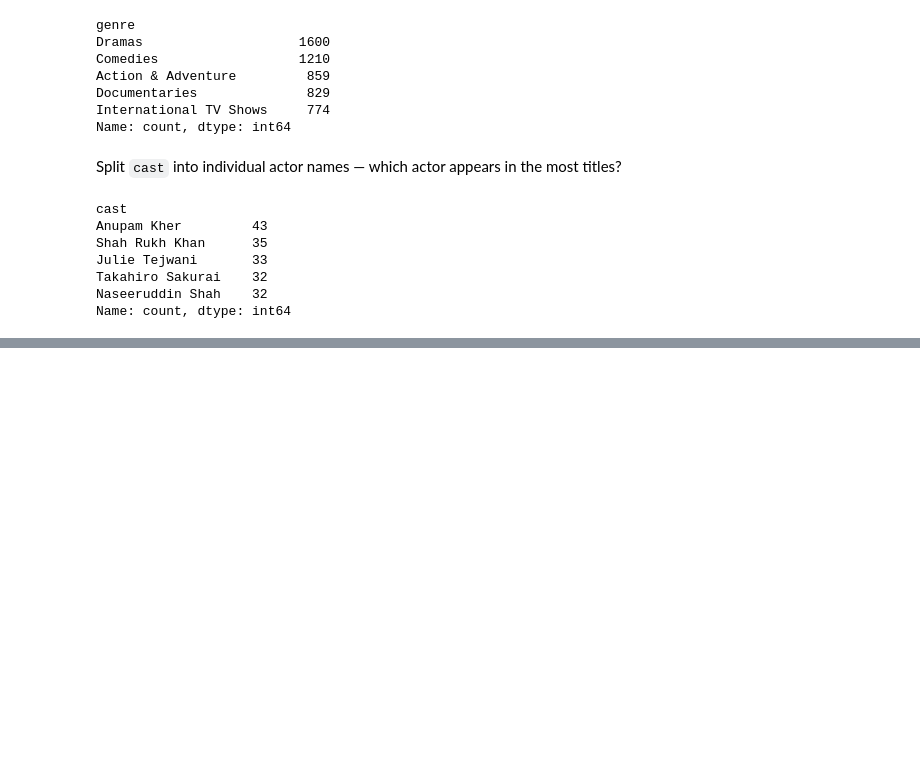
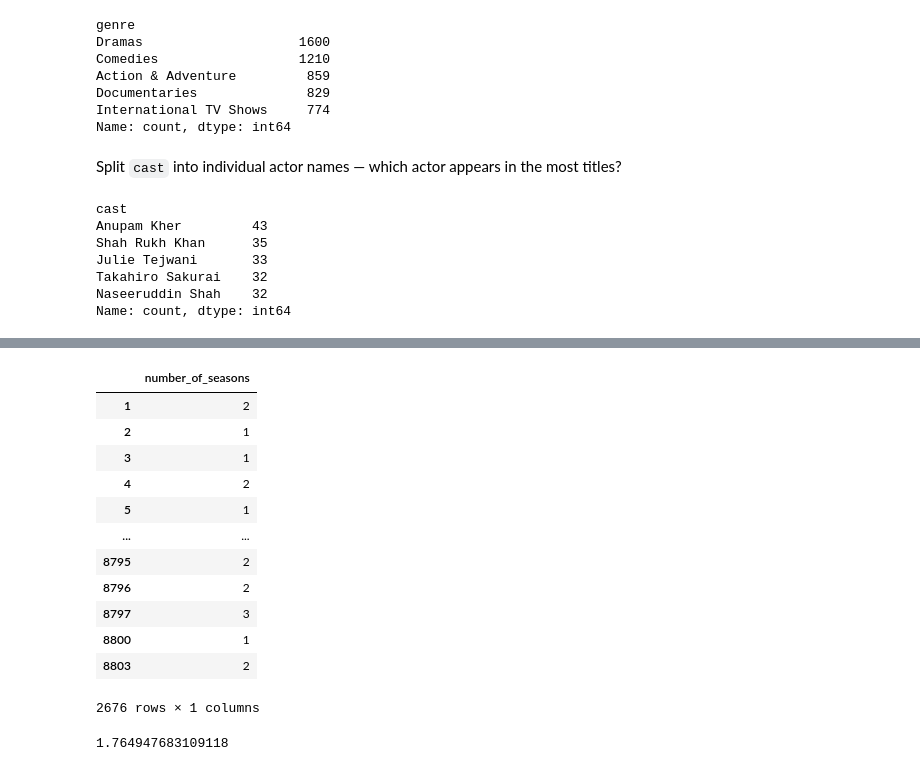
Before and after one commit to arnavvpareek/Netflix-EDA, a Jupyter notebook: notebooks/netflix_eda.ipynb, the cells around one changed output, grey strips where cells are left out. Saved outputs shown, nothing was run; the diff lists cells and outputs as text; code cells hidden in the pictures; blank space fills up the shorter version.

Commit message:
Average(Seasons) for TV Shows and (Minutes) for Movies

```diff
--- a/notebooks/netflix_eda.ipynb
+++ b/notebooks/netflix_eda.ipynb
@@ -412,0 +472,4 @@ Name: count, dtype: int64
+# %%
+tv_shows_only=netflix[netflix['type']=="TV Show"]
+# %%
+tv_shows_only['number_of_seasons']=tv_shows_only['duration'].str.replace(' Seasons?','',regex=True).astype(int)
@@ -412,0 +482,21 @@ Name: count, dtype: int64
+# %%
+tv_shows_only[['number_of_seasons']]
+# %% [output]
+|  | number_of_seasons |
+| 1 | 2 |
+| 2 | 1 |
+| 3 | 1 |
+| 4 | 2 |
+| 5 | 1 |
+| ... | ... |
+| 8795 | 2 |
+| 8796 | 2 |
+| 8797 | 3 |
+| 8800 | 1 |
+| 8803 | 2 |
+2676 rows × 1 columns
+# %%
+avg_seasons=tv_shows_only['number_of_seasons'].mean()
+print(avg_seasons)
+# %% [output]
+1.764947683109118
```
Also changed, not shown: parts of 11 cells of this notebook.
